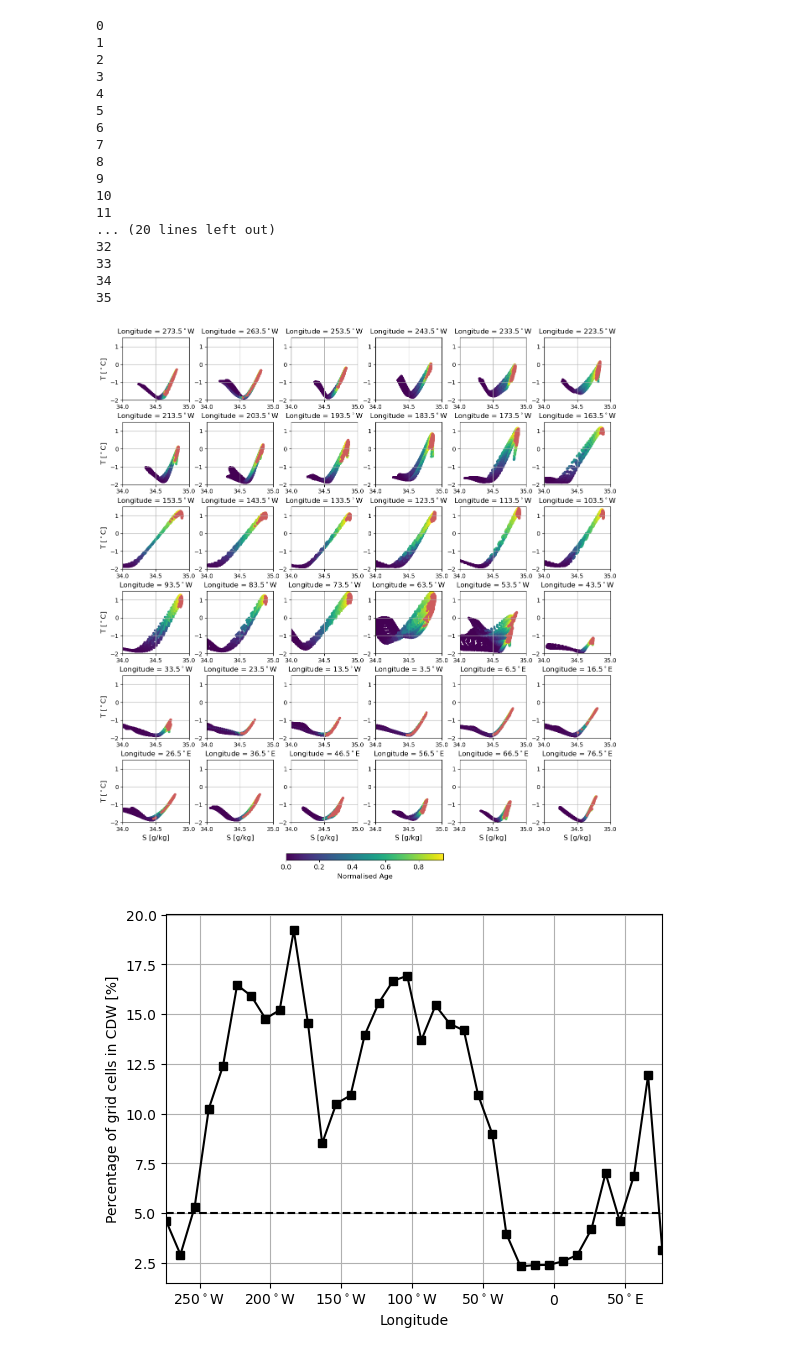
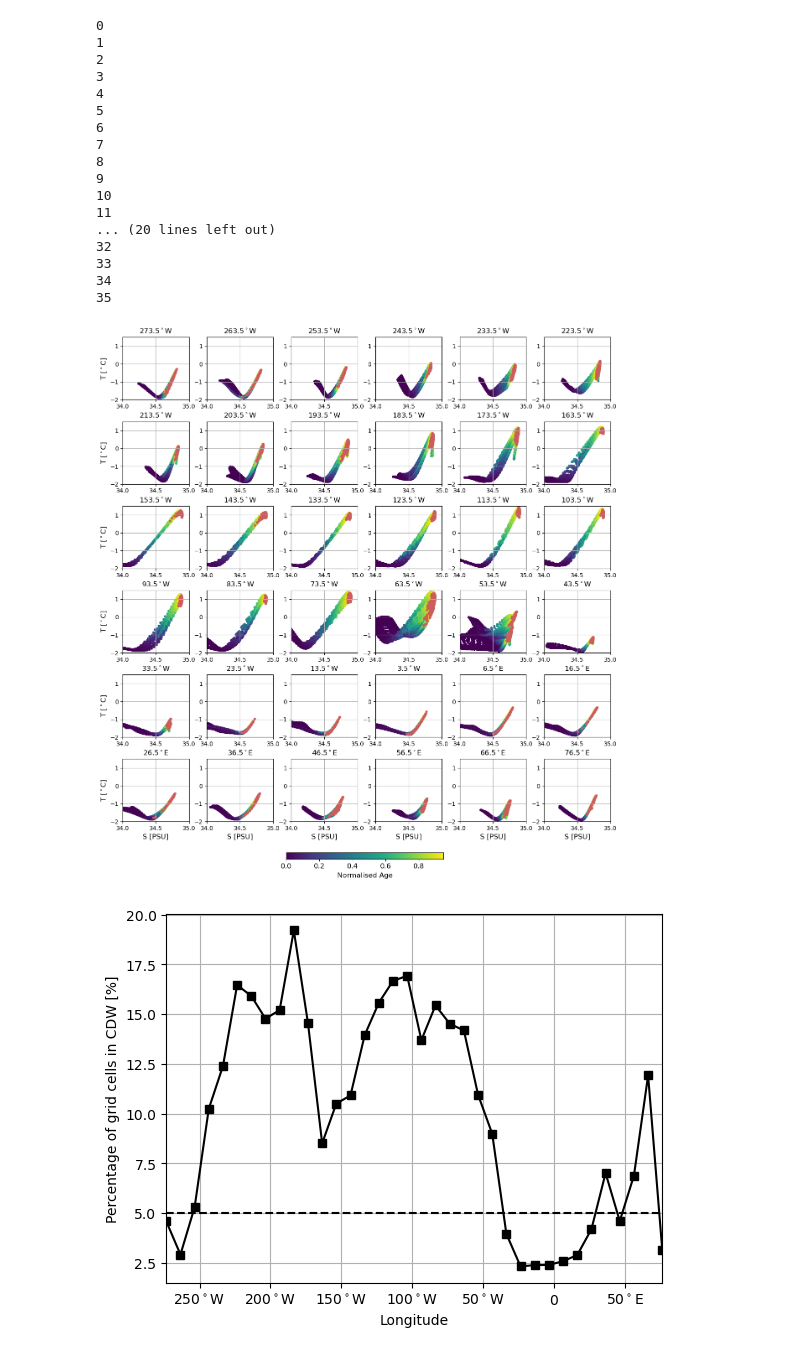
Before and after one commit to willaguiar/ASC_and_heat_transport, a Jupyter notebook: Jupyter/TS_stamp_plots.ipynb, the cells around one changed output. Saved outputs shown, nothing was run; the diff lists cells and outputs as text; code cells hidden in the pictures.

```diff
--- a/Jupyter/TS_stamp_plots.ipynb
+++ b/Jupyter/TS_stamp_plots.ipynb
@@ -142,48 +142,48 @@ for i in range(6):
         if k == 0:
             ax.set_ylabel(r"T [$^\circ$C]",fontsize=12);
         if i == 5:
-            ax.set_xlabel(r"S [g/kg]",fontsize=12)
+            ax.set_xlabel(r"S [PSU]",fontsize=12)
         ax.set_xlim(34,35); plt.ylim(-2,1.5)
         ax.grid()
         # ax.set_xticks(ticks=[34,34.2,34.4,34.6,34.8])
         # ax.set_yticks(fontsize=16)
         # ax.clabel(sigma_surfs,levels=[27.2,27.4,27.6,27.7, 27.8,27.9,28],fontsize='x-large')
         if ds.lon_bins.values[j]<0:
-            ax.set_title('Longitude = '+str(abs(ds.lon_bins.values[j]))+'$^\circ$W',fontsize=12)
+            ax.set_title(str(abs(ds.lon_bins.values[j]))+'$^\circ$W',fontsize=12)
         else:
-            ax.set_title('Longitude = '+str(abs(ds.lon_bins.values[j]))+'$^\circ$E',fontsize=12)
+            ax.set_title(str(abs(ds.lon_bins.values[j]))+'$^\circ$E',fontsize=12)
 
 
 # colorbar:
 sm = plt.cm.ScalarMappable(cmap=cm.viridis, norm=plt.Normalize(vmin=0, vmax = 0.95))
 
 cax = fig.add_axes([0.385,0.05,0.25,0.011])
 cbar = plt.colorbar(sm, cax=cax, orientation = 'horizontal', extend = 'neither')
 cbar.set_label(r'Normalised Age', fontsize=12, labelpad=5)
 cbar.ax.tick_params(labelsize=12)
 
 figdir = '/g/data/e14/txs156/Analysis/ACCESS-OM2/Clustering/ASC_and_heat_transport/Figures/'
 figure_path = figdir+'age_of_CDW.png'
 plt.savefig(figure_path , dpi=300,bbox_inches='tight', pad_inches=0.1,facecolor='white')
 # %% [output]
 0
 1
 2
 3
 4
 5
 6
 7
 8
 9
 10
 11
 ... (20 lines left out)
 32
 33
 34
 35
-[figure, old version]
+[figure, new version]
 # %%
 plt.plot(ds.lon_bins.values, percentage, '-s', color='black')
 plt.ylabel('Percentage of grid cells in CDW [%]')
```
Also changed, not shown: parts of 3 cells of this notebook, 5 other files.
